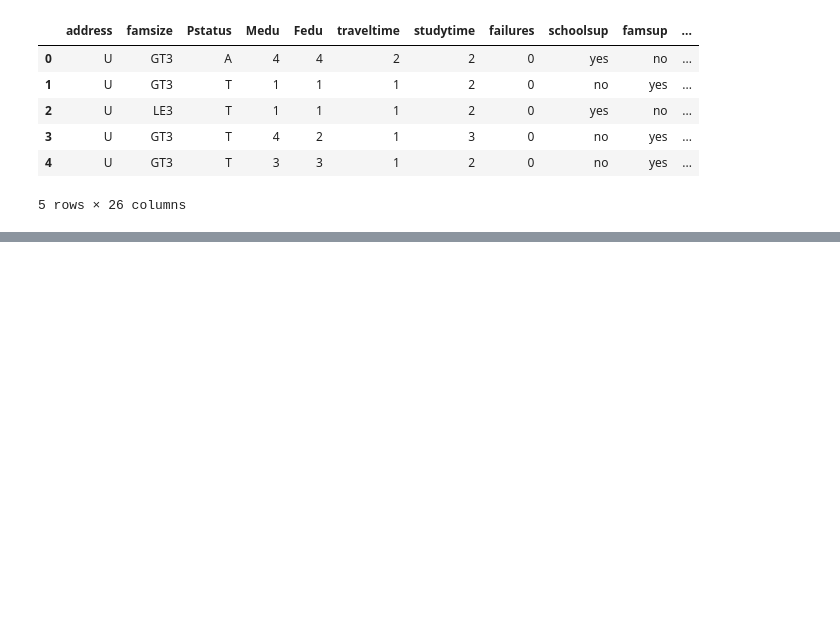
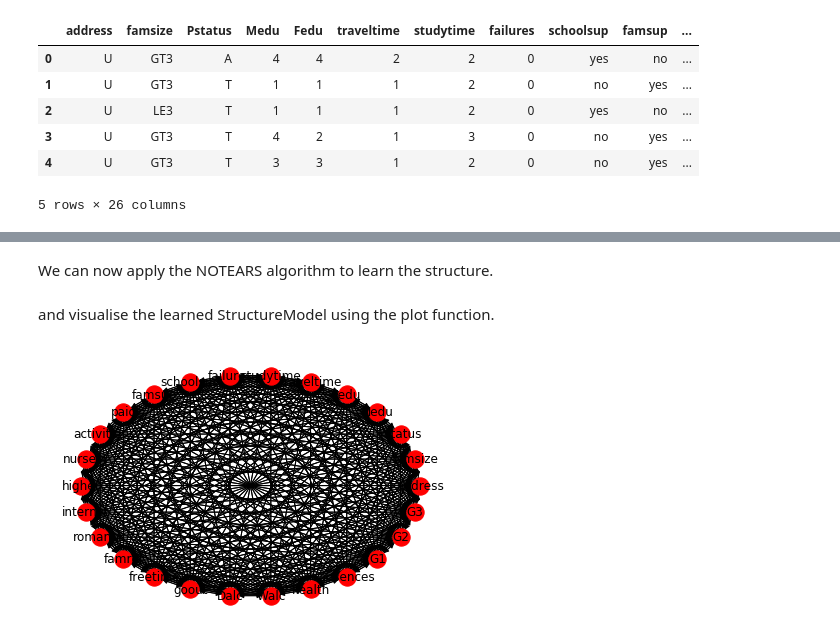
Before and after one commit to YonatanRA/CausalNex, a Jupyter notebook: Tutorial.ipynb, the cells around one changed output, grey strips where cells are left out. Saved outputs shown, nothing was run; the diff lists cells and outputs as text; code cells hidden in the pictures; blank space fills up the shorter version.

```diff
--- a/Tutorial.ipynb
+++ b/Tutorial.ipynb
@@ -89,0 +95,7 @@ data.head()
+# %%
+import numpy as np
+
+struct_data=data.copy()
+
+non_numeric_columns=list(struct_data.select_dtypes(exclude=[np.number]).columns)
+non_numeric_columns
@@ -89,0 +114,9 @@ data.head()
+# %%
+from sklearn.preprocessing import LabelEncoder
+
+le=LabelEncoder()
+
+for col in non_numeric_columns:
+    struct_data[col]=le.fit_transform(struct_data[col])
+
+struct_data.head(5)
@@ -89,0 +131,13 @@ data.head()
+# %% [markdown]
+We can now apply the NOTEARS algorithm to learn the structure.
+# %%
+from causalnex.structure.notears import from_pandas
+
+
+sm=from_pandas(struct_data)
+# %% [markdown]
+and visualise the learned StructureModel using the plot function.
+# %%
+_, _, _ = plot_structure(sm);
+# %% [output]
+[figure, added]
```
Also changed, not shown: parts of 39 cells of this notebook.
